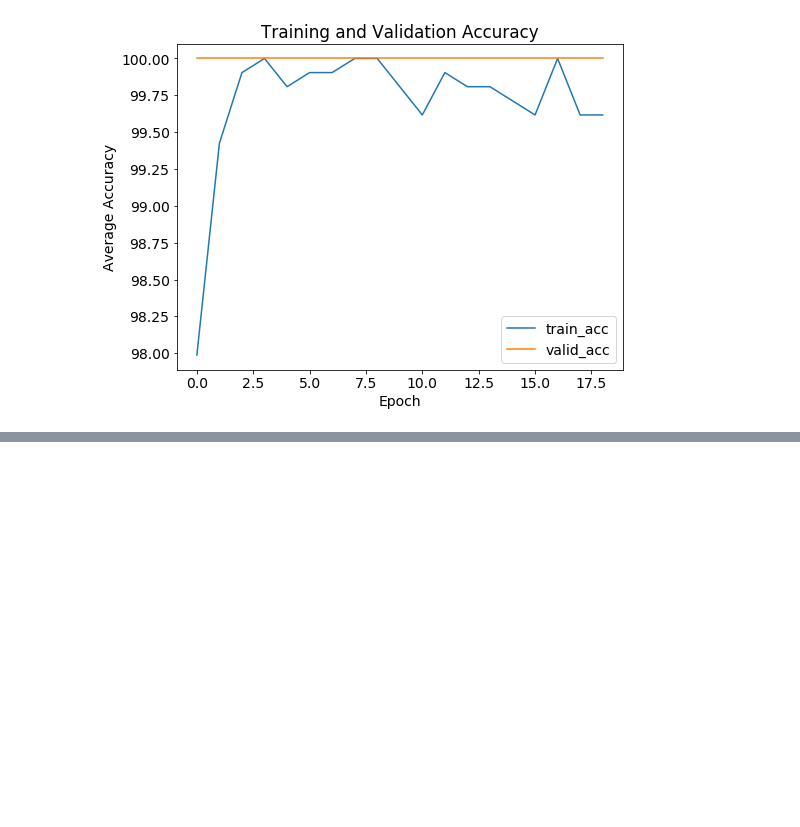
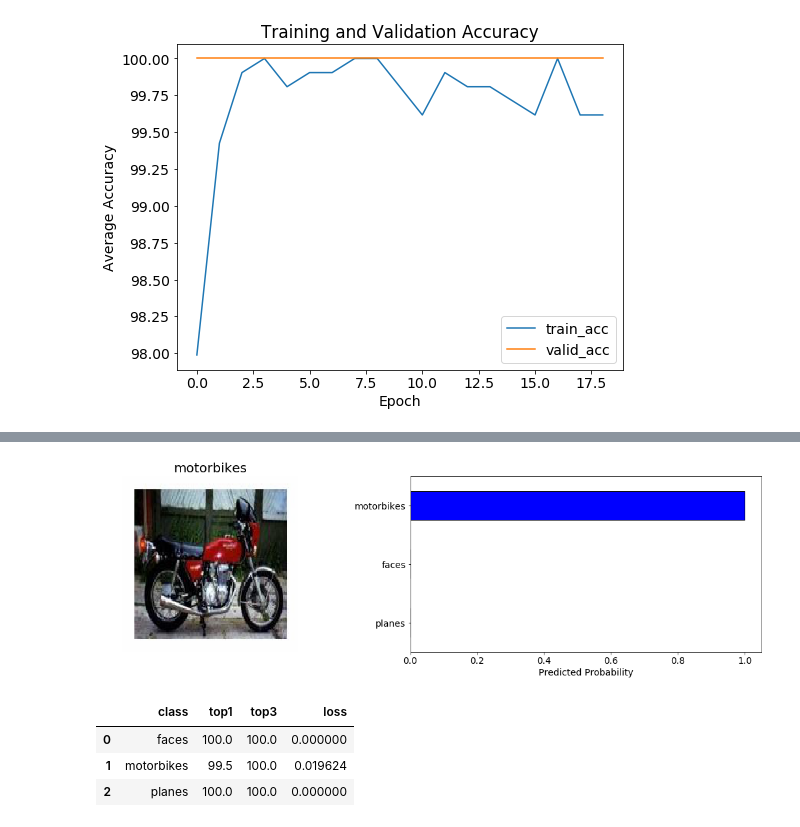
Before and after one commit to m1key/pytorch-sandbox, a Jupyter notebook: sandbox.ipynb, the cells around one changed output, grey strips where cells are left out. Saved outputs shown, nothing was run; the diff lists cells and outputs as text; code cells hidden in the pictures; blank space fills up the shorter version.

```diff
--- a/sandbox.ipynb
+++ b/sandbox.ipynb
@@ -624,0 +833,3 @@ else:
+# %%
+img, top_p, top_classes, real_class = predict(random_test_image(), model)
+img.shape
@@ -624,0 +855,26 @@ else:
+# %%
+def display_prediction(image_path, model, topk):
+    """Display image and preditions from model"""
+
+    # Get predictions
+    img, ps, classes, y_obs = predict(image_path, model, topk)
+    # Convert results to dataframe for plotting
+    result = pd.DataFrame({'p': ps}, index=classes)
+
+    # Show the image
+    plt.figure(figsize=(16, 5))
+    ax = plt.subplot(1, 2, 1)
+    ax, img = imshow_tensor(img, ax=ax)
+
+    # Set title to be the actual class
+    ax.set_title(y_obs, size=20)
+
+    ax = plt.subplot(1, 2, 2)
+    # Plot a bar plot of predictions
+    result.sort_values('p')['p'].plot.barh(color='blue', edgecolor='k', ax=ax)
+    plt.xlabel('Predicted Probability')
+    plt.tight_layout()
+# %%
+display_prediction(random_test_image(), model, topk=3)
+# %% [output]
+[figure, added]
@@ -624,0 +967,10 @@ else:
+# %%
+criterion = nn.NLLLoss()
+# Evaluate the model on all the training data
+results = evaluate(model, dataloaders['test'], criterion)
+results.head()
+# %% [output]
+|  | class | top1 | top3 | loss |
+| 0 | faces | 100.0 | 100.0 | 0.000000 |
+| 1 | motorbikes | 99.5 | 100.0 | 0.019624 |
+| 2 | planes | 100.0 | 100.0 | 0.000000 |
```
Also changed, not shown: parts of 25 cells of this notebook, 5 other files.
